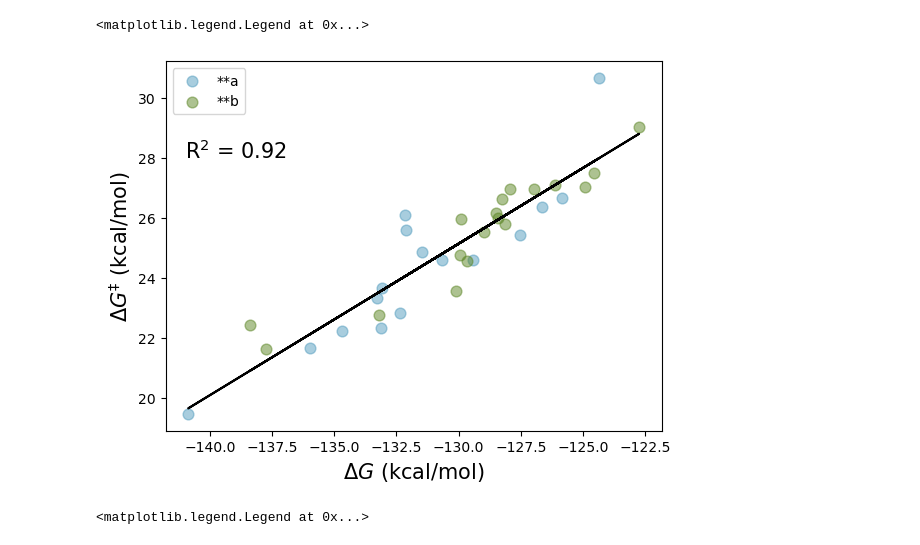
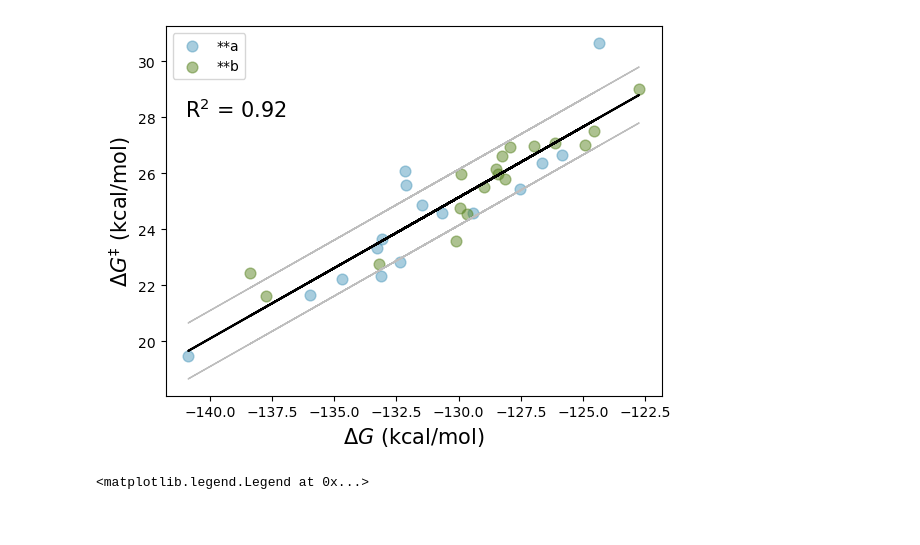
Before and after one commit to aplatt22/ncb_stability, a Jupyter notebook: Figure_Creation/kinetic_thermodynamic_correlation.ipynb, the cells around one changed output. Drawn from its saved outputs; the diff is of its cells as text; code cells hidden in the pictures.

Commit message:
added 1kcal lines to correlation graph

```diff
--- a/Figure_Creation/kinetic_thermodynamic_correlation.ipynb
+++ b/Figure_Creation/kinetic_thermodynamic_correlation.ipynb
@@ -112,25 +59,31 @@ r3Me_correlation_data = large_set_corr_data.loc[large_set_corr_data['Cofactor'].
 # %%
 import scipy
 slope, intercept, r_value, p_value, std_err = scipy.stats.linregress(large_set_corr_data['dG_C5'],
                                                                      large_set_corr_data['barrier'])
 abline_values = [slope * i + intercept for i in large_set_corr_data['dG_C5']]
+abline_add = []
+abline_sub = []
+for i in abline_values:
+    abline_add.append(i + 1)
+    abline_sub.append(i - 1)
 
 plt.plot(large_set_corr_data['dG_C5'],abline_values,color='#000000')
+plt.plot(large_set_corr_data['dG_C5'],abline_add,color='#bebebe',linewidth=1)
+plt.plot(large_set_corr_data['dG_C5'],abline_sub,color='#bebebe',linewidth=1)
 plt.scatter(r3H_correlation_data['dG_C5'],r3H_correlation_data['barrier'],
             color='#529cbe',s=60, label='**a',alpha=0.50,edgecolors='#529cbe')
 plt.scatter(r3Me_correlation_data['dG_C5'],r3Me_correlation_data['barrier'],
             color='#5c8625',s=60, label='**b',alpha=0.50,edgecolors='#5c8625')
 plt.ylabel(r'$\Delta ' + u'G^{{\u2021}}$ (kcal/mol)',fontsize=15)
 plt.xlabel(r'$\Delta G$ (kcal/mol)',fontsize=15)
 plt.annotate(f'R$^2$ = {"{:.2f}".format(r_value)}'.format(r2_score(large_set_corr_data['dG_C5'],
                                                                    large_set_corr_data['barrier'])),
                                                                    (-141, 28),fontsize=15)
 plt.legend()
 
-# plt.savefig('corr_plot_coloredr3.svg',dpi=400)
+# plt.savefig('corr_plot_coloredr3_1kcal.svg',dpi=400)
 # %% [output]
-<matplotlib.legend.Legend at 0x...>
-[figure, old version]
+[figure, new version]
 # %%
 # adding novel structures
 # finding barrier data
```
Also changed, not shown: parts of 4 cells of this notebook, 2 other files.
